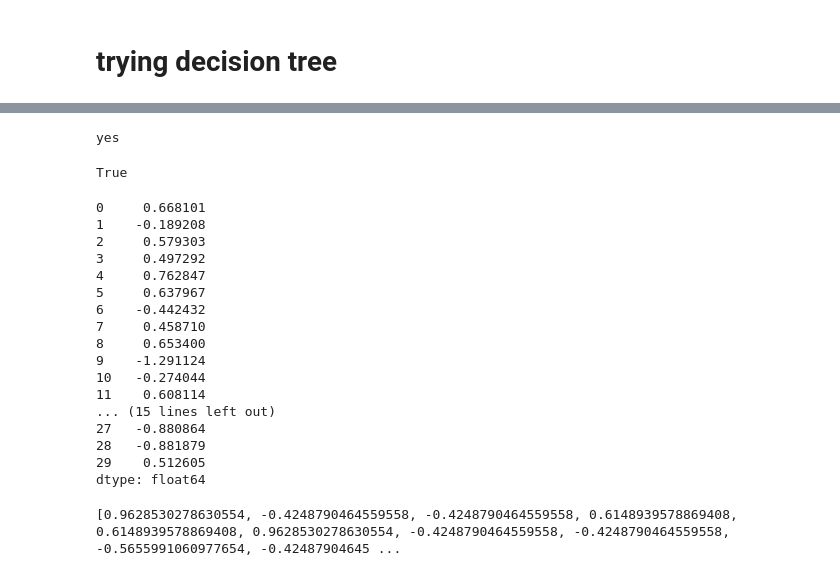
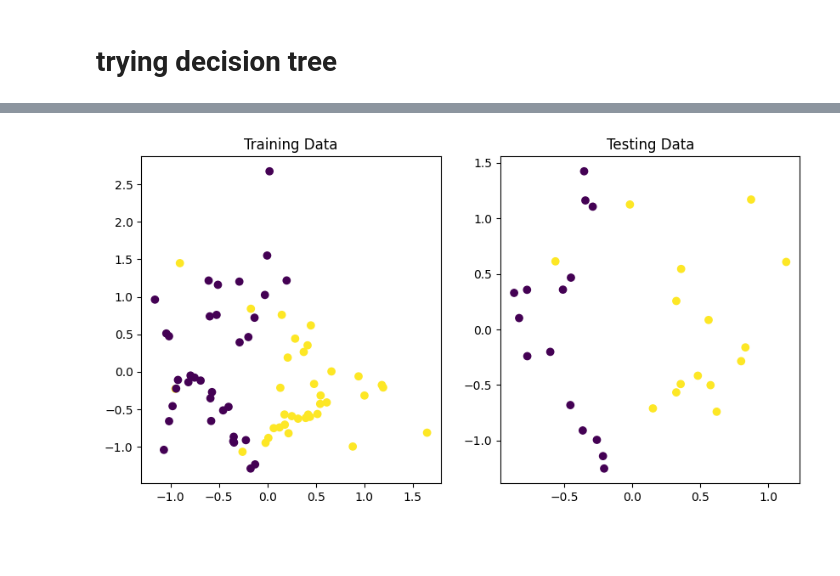
Before and after one commit to nupoor-ka/es_335_ml_har, a Jupyter notebook: decision_scratch_last_task.ipynb, the cells around one changed output, grey strips where cells are left out. Drawn from its saved outputs; the diff is of its cells as text; code cells hidden in the pictures; blank space fills up the shorter version.

```diff
--- a/decision_scratch_last_task.ipynb
+++ b/decision_scratch_last_task.ipynb
@@ -257,45 +59,0 @@ for criteria in ["mse"]:
-# %%
-import numpy as np
-
-# Input list
-data = ["yes", "yes", "no"]
-
-# Use np.unique to get the unique elements and their counts
-values, counts = np.unique(data, return_counts=True)
-
-# Find the index of the maximum count
-most_occurring = values[np.argmax(counts)]
-
-# Print the most occurring value
-print(most_occurring)
-# %% [output]
-yes
-# %%
-dict_ = {}
-type(dict_)==dict
-# %% [output]
-True
-# %%
-print(y)
-# %% [output]
-0     0.668101
-1    -0.189208
-2     0.579303
-3     0.497292
-4     0.762847
-5     0.637967
-6    -0.442432
-7     0.458710
-8     0.653400
-9    -1.291124
-10   -0.274044
-11    0.608114
-... (15 lines left out)
-27   -0.880864
-28   -0.881879
-29    0.512605
-dtype: float64
-# %%
-print(y_hat)
-# %% [output]
-[0.9628530278630554, -0.4248790464559558, -0.4248790464559558, 0.6148939578869408, 0.6148939578869408, 0.9628530278630554, -0.4248790464559558, -0.4248790464559558, -0.5655991060977654, -0.42487904645 ...
@@ -301,0 +62,33 @@ print(y_hat)
+# %%
+import pandas as pd
+from sklearn.datasets import make_classification
+from sklearn.model_selection import train_test_split
+import matplotlib.pyplot as plt
+
+# Generate synthetic data
+X, y = make_classification(
+    n_features=2, n_redundant=0, n_informative=2, random_state=1, n_clusters_per_class=2, class_sep=0.5)
+
+# Convert X to a DataFrame and y to a Series
+X_df = pd.DataFrame(X, columns=['Feature1', 'Feature2'])
+y_series = pd.Series(y, name='Target')
+
+# Perform the train-test split
+X_train, X_test, y_train, y_test = train_test_split(X_df, y_series, test_size=0.3, random_state=42)
+
+# Plot the training and testing data
+plt.figure(figsize=(10, 5))
+
+# Plot training data
+plt.subplot(1, 2, 1)
+plt.scatter(X_train['Feature1'], X_train['Feature2'], c=y_train, cmap='viridis')
+plt.title('Training Data')
+
+# Plot testing data
+plt.subplot(1, 2, 2)
+plt.scatter(X_test['Feature1'], X_test['Feature2'], c=y_test, cmap='viridis')
+plt.title('Testing Data')
+
+plt.show()
+# %% [output]
+[figure, added]
```
Also changed, not shown: parts of 29 cells of this notebook, 4 other files.
